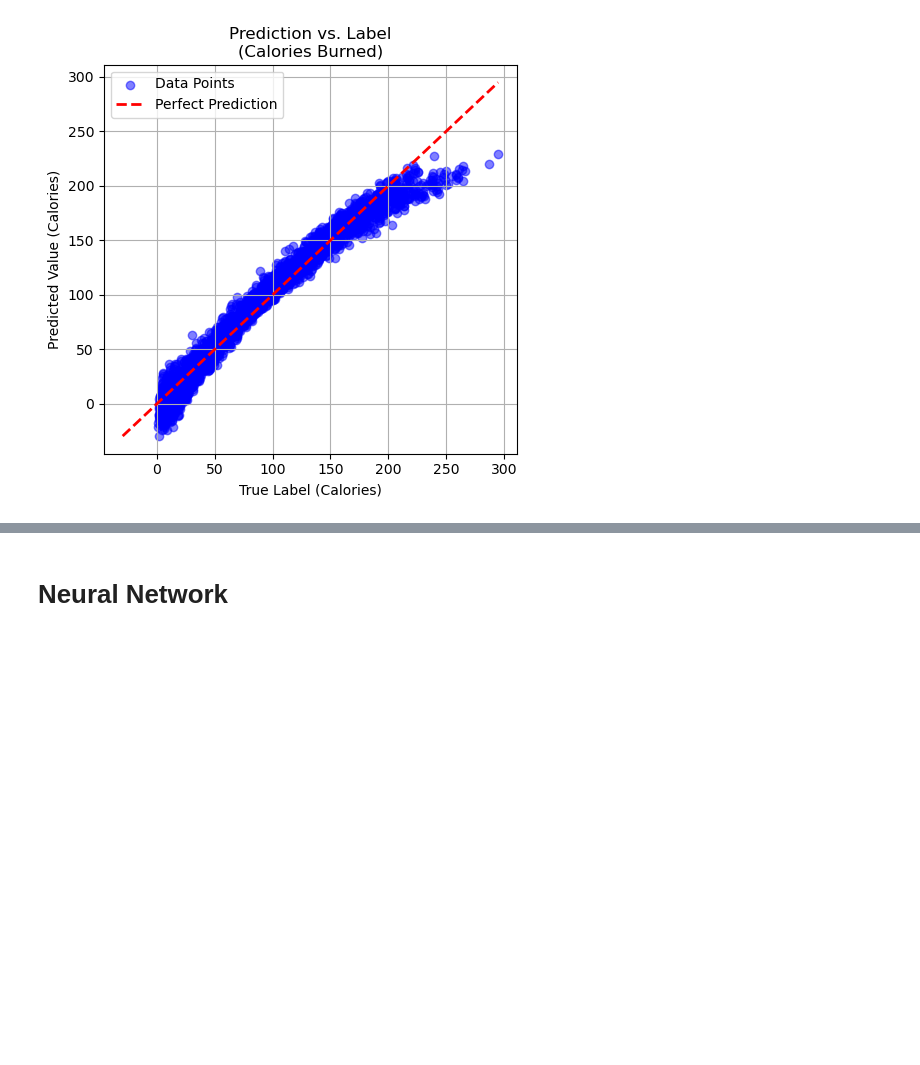
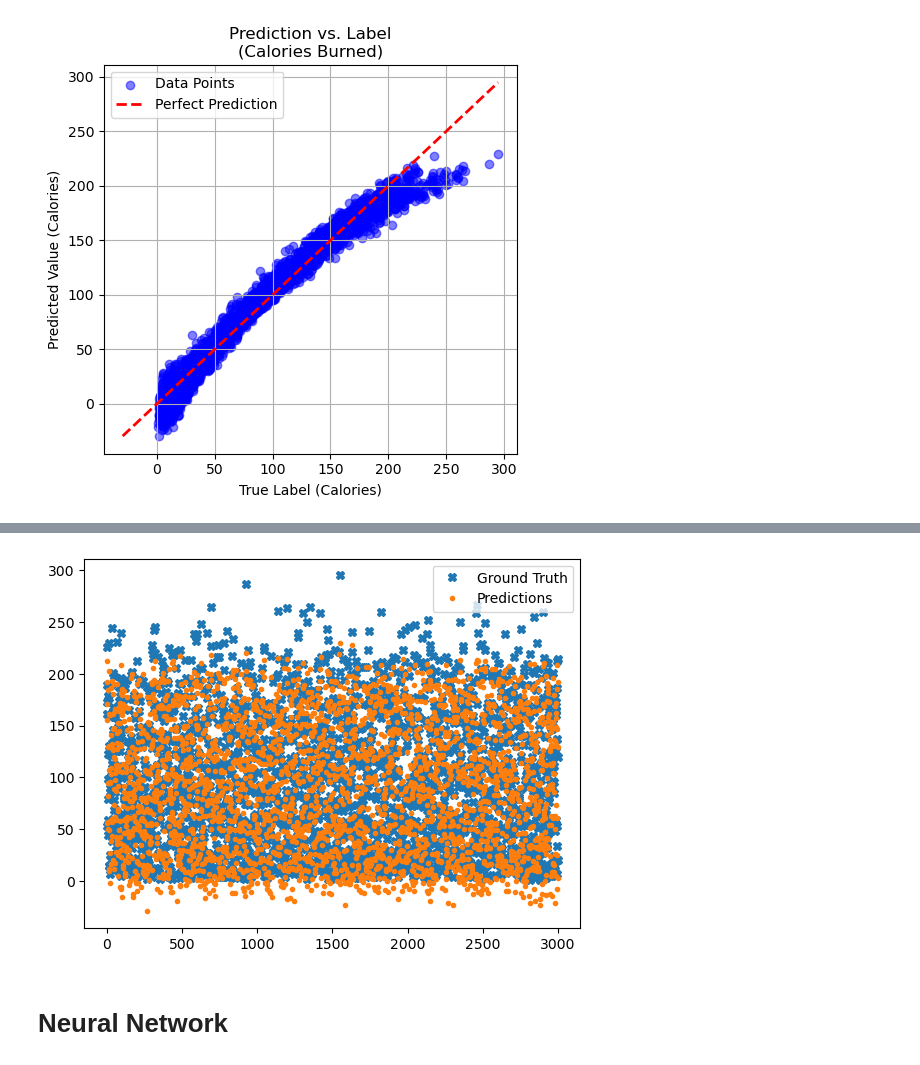
Before and after one commit to TGaspCruz/3156_Final_Project, a Jupyter notebook: OLS&NN.ipynb, the cells around one changed output, grey strips where cells are left out. Cells and saved outputs as stored; diff of their text form; code cells hidden in the pictures; blank space fills up the shorter version.

```diff
--- a/OLS&NN.ipynb
+++ b/OLS&NN.ipynb
@@ -274,3 +272,10 @@ Testing RMSE: 11.48894014915288
+# %%
+plt.plot(y_tst, 'X', label='Ground Truth')
+plt.plot(ols.predict(X_tst), '.', label='Predictions')
+plt.legend()
+plt.show()
+# %% [output]
+[figure, added]
 # %% [markdown]
 # Neural Network
 # %% [markdown]
```
Also changed, not shown: parts of 7 cells of this notebook.
